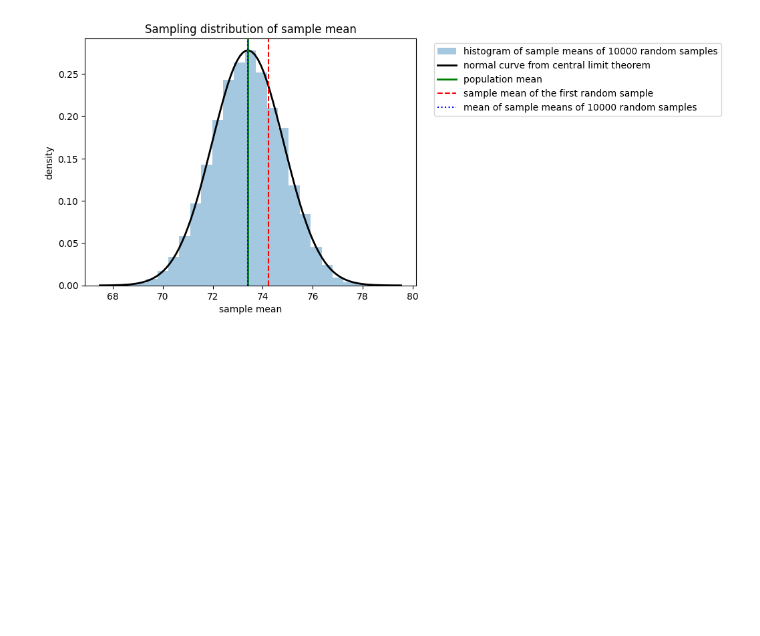
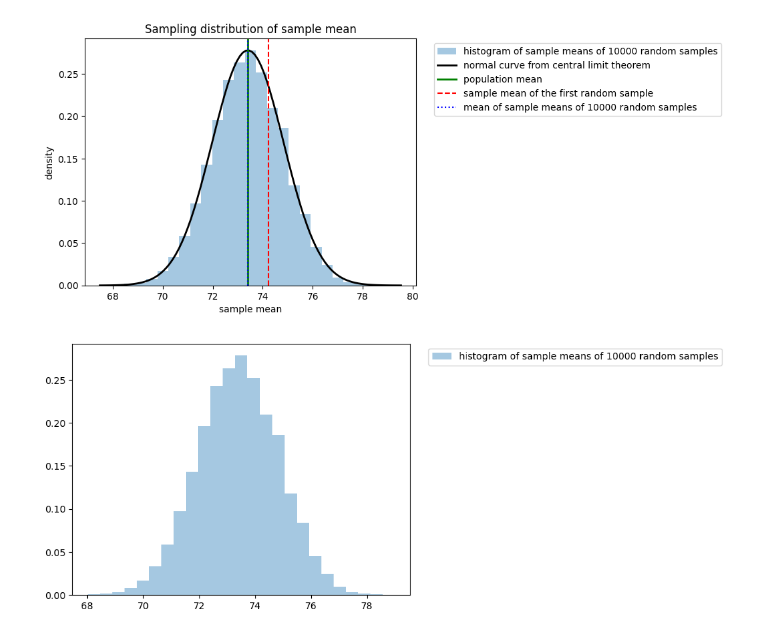
Before and after one commit to rashidul738/Data-Analysis-with-Statistics-and-Python, a Jupyter notebook: Sampling_with_Python.ipynb, the cells around one changed output. Saved outputs shown, nothing was run; the diff lists cells and outputs as text; code cells hidden in the pictures; blank space fills up the shorter version.

```diff
--- a/Sampling_with_Python.ipynb
+++ b/Sampling_with_Python.ipynb
@@ -93,3 +93,11 @@ plt.legend(bbox_to_anchor=(1.04,1))
 plt.show()
 # %% [output]
 [figure]
+# %%
+plt.hist(estimate_df['estimate'], bins=25, density=True, alpha=0.4, label = "histogram of sample means of 10000 random samples")
+
+
+plt.legend(bbox_to_anchor=(1.04,1))
+plt.show()
+# %% [output]
+[figure, added]
```
Also changed, not shown: 4 other files.
